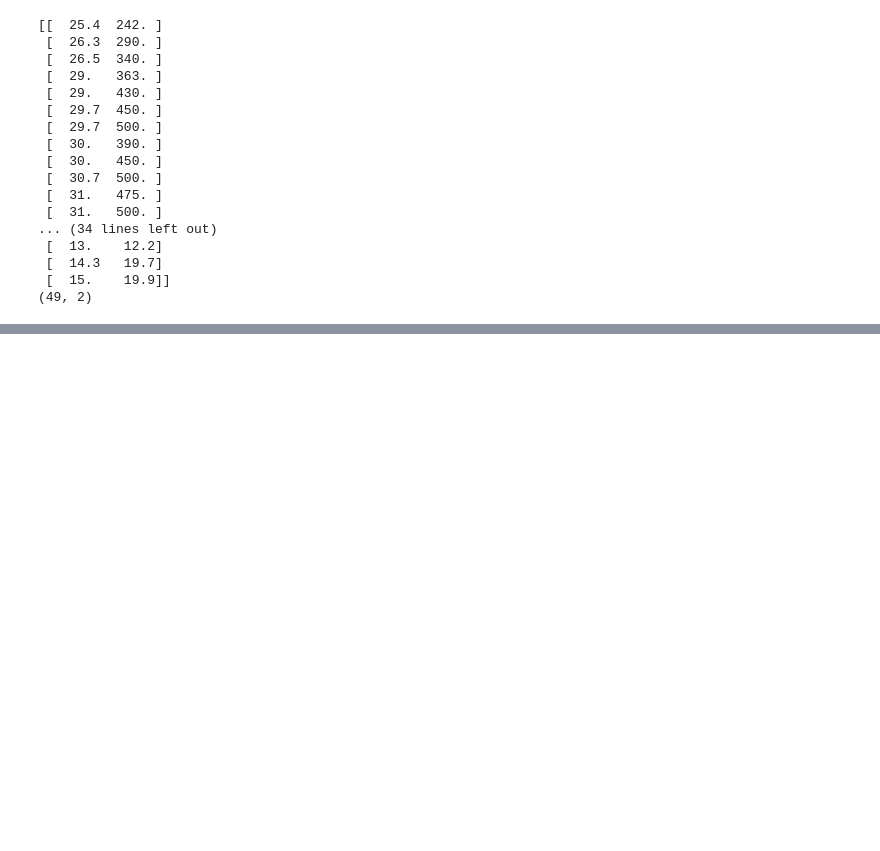
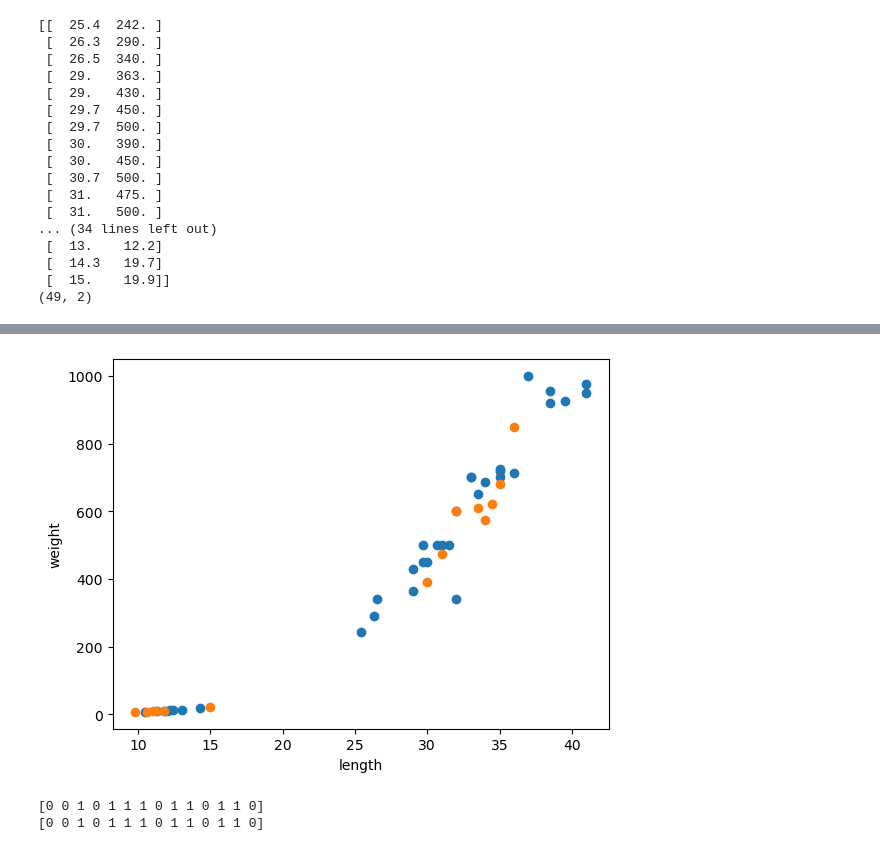
Before and after one commit to 240711AIBigData/Machine_Deep_learning, a Jupyter notebook: 02/BreamAndSmelt.ipynb, the cells around one changed output, grey strips where cells are left out. Saved outputs shown, nothing was run; the diff lists cells and outputs as text; code cells hidden in the pictures; blank space fills up the shorter version.

```diff
--- a/02/BreamAndSmelt.ipynb
+++ b/02/BreamAndSmelt.ipynb
@@ -74,0 +128,71 @@ print(input_arr.shape)  # (샘플 수, 특성 수) 출력
+# %%
+fish_length = [25.4, 26.3, 26.5, 29.0, 29.0, 29.7, 29.7, 30.0, 30.0, 30.7,
+                31.0, 31.0, 31.5, 32.0, 32.0, 32.0, 33.0, 33.0, 33.5, 33.5,
+                34.0, 34.0, 34.5, 35.0, 35.0, 35.0, 35.0, 36.0, 36.0, 37.0,
+                38.5, 38.5, 39.5, 41.0, 41.0, 9.8, 10.5, 10.6, 11.0, 11.2,
+                11.3, 11.8, 11.8, 12.0, 12.2, 12.4, 13.0, 14.3, 15.0]
+fish_weight = [242.0, 290.0, 340.0, 363.0, 430.0, 450.0, 500.0, 390.0,
+                450.0, 500.0, 475.0, 500.0, 500.0, 340.0, 600.0, 600.0,
+                700.0, 700.0, 610.0, 650.0, 575.0, 685.0, 620.0, 680.0,
+                700.0, 725.0, 720.0, 714.0, 850.0, 1000.0, 920.0, 955.0,
+                925.0, 975.0, 950.0, 6.7, 7.5, 7.0, 9.7, 9.8, 8.7, 10.0,
+                9.9, 9.8, 12.2, 13.4, 12.2, 19.7, 19.9]
+
+fish_data = [[l, w] for l, w in zip(fish_length, fish_weight)]
+fish_target = [1] * 35 + [0] * 14
+
+from sklearn.neighbors import KNeighborsClassifier
+kn = KNeighborsClassifier()
+
+# 훈련 세트로 입력값 중 0부터 34번째 인덱스까지 사용
+train_input = fish_data[:35]
+# 훈련 세트로 타깃값 중 0부터 34번째 인덱스까지 사용
+train_target = fish_target[:35]
+# 테스트 세트로 입력값 중 35번째부터 마지막 인덱스까지 사용
+test_input = fish_data[35:]
+# 테스트 세트로 타깃값 중 35번째부터 마지막 인덱스까지 사용
+test_target = fish_target[35:]
+
+kn.fit(train_input, train_target)
+kn.score(test_input, test_target)
+
+# 넘파이
+import numpy as np
+
+input_arr = np.array(fish_data)
+target_arr = np.array(fish_target)
+
+print(input_arr)
+print(input_arr.shape)  # (샘플 수, 특성 수) 출력
+
+np.random.seed(42)
+index = np.arange(49)
+np.random.shuffle(index)
+
+print(index)
+
+print(input_arr[[1, 3]])
+
+train_input = input_arr[index[:35]]
+train_target = target_arr[index[:35]]
+
+print(input_arr[13], train_input[0])
+
+test_input = input_arr[index[35:]]
+test_target = target_arr[index[35:]]
+
+import matplotlib.pyplot as plt
+plt.scatter(train_input[:, 0], train_input[:, 1])
+plt.scatter(test_input[:, 0], test_input[:, 1])
+plt.xlabel('length')
+plt.ylabel('weight')
+plt.show()
+
+# 머신러닝 프로그램
+kn.fit(train_input, train_target)
+
+kn.score(test_input, test_target)
+
+print(kn.predict(test_input))
+print(test_target)
+# %% [output]
@@ -74,0 +216,3 @@ print(input_arr.shape)  # (샘플 수, 특성 수) 출력
+[figure, added]
+[0 0 1 0 1 1 1 0 1 1 0 1 1 0]
+[0 0 1 0 1 1 1 0 1 1 0 1 1 0]
```
Also changed, not shown: parts of 29 cells of this notebook.
